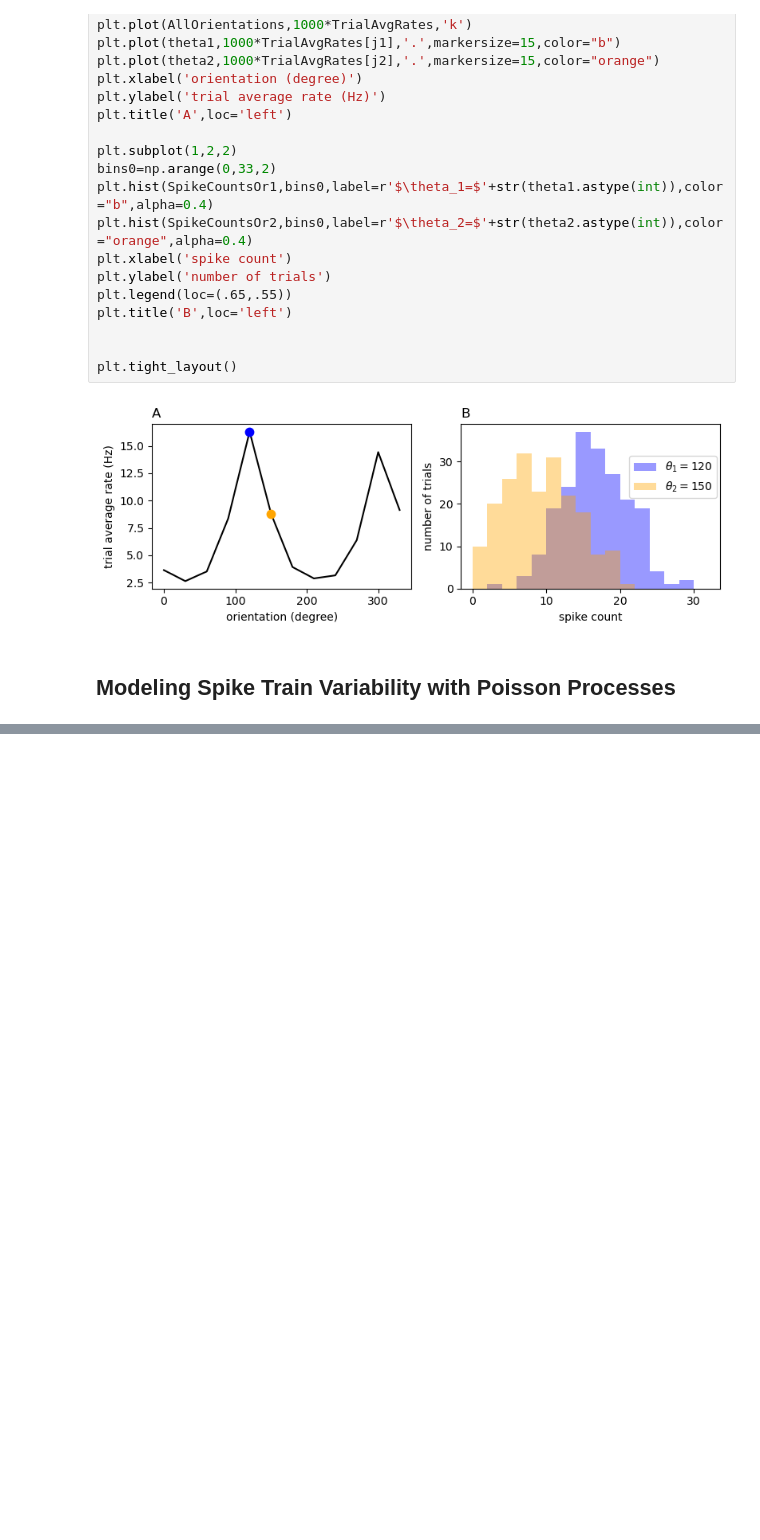
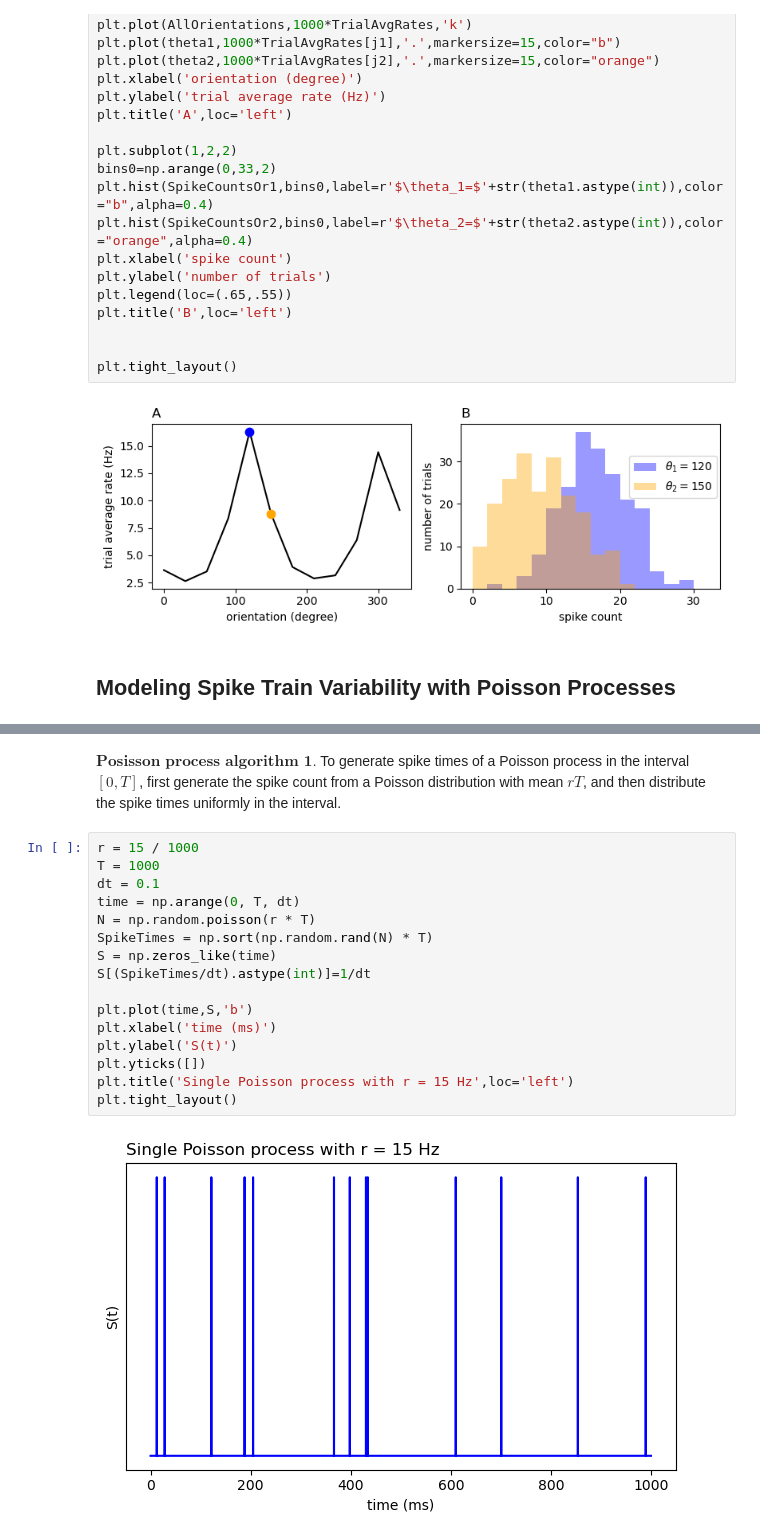
Before and after one commit to yuesha-yc/ModelingNeuralCircuits, a Jupyter notebook: NeuralDynamics.ipynb, the cells around one changed output, grey strips where cells are left out. Saved outputs shown, nothing was run; the diff lists cells and outputs as text; blank space fills up the shorter version.

```diff
--- a/NeuralDynamics.ipynb
+++ b/NeuralDynamics.ipynb
@@ -1735,0 +1786,20 @@ plt.tight_layout()
+# %% [markdown]
+$\mathbf{\text{Posisson process algorithm 1.}}$ To generate spike times of a Poisson process in the interval $[0,T]$, first generate the spike count from a Poisson distribution with mean $rT$, and then distribute the spike times uniformly in the interval.
+# %%
+r = 15 / 1000
+T = 1000
+dt = 0.1
+time = np.arange(0, T, dt)
+N = np.random.poisson(r * T)
+SpikeTimes = np.sort(np.random.rand(N) * T)
+S = np.zeros_like(time)
+S[(SpikeTimes/dt).astype(int)]=1/dt
+
+plt.plot(time,S,'b')
+plt.xlabel('time (ms)')
+plt.ylabel('S(t)')
+plt.yticks([])
+plt.title('Single Poisson process with r = 15 Hz',loc='left')
+plt.tight_layout()
+# %% [output]
+[figure, added]
```
Also changed, not shown: parts of 10 cells of this notebook.
